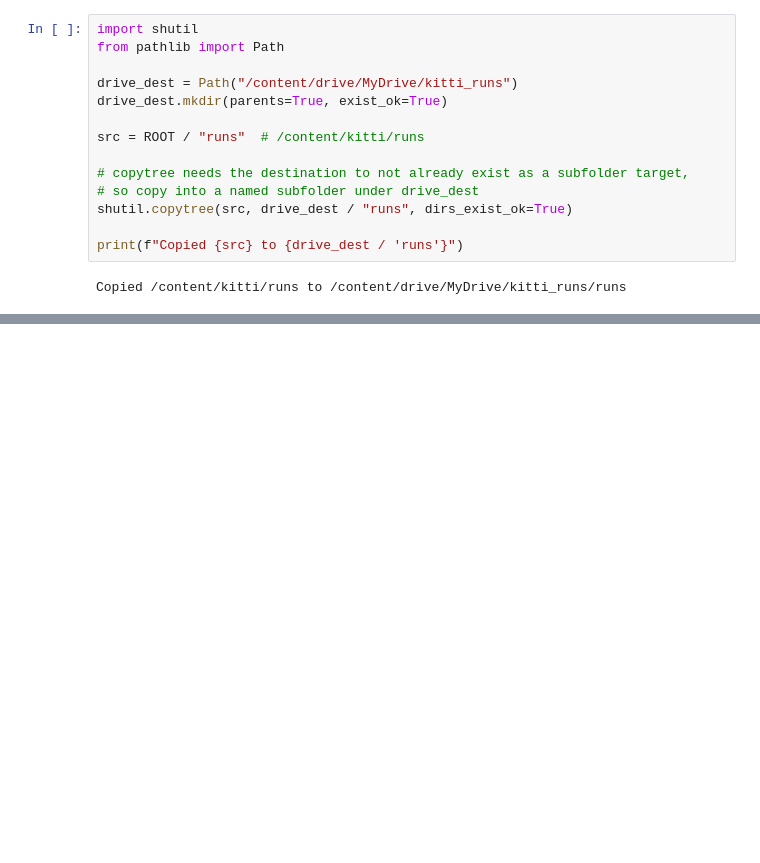
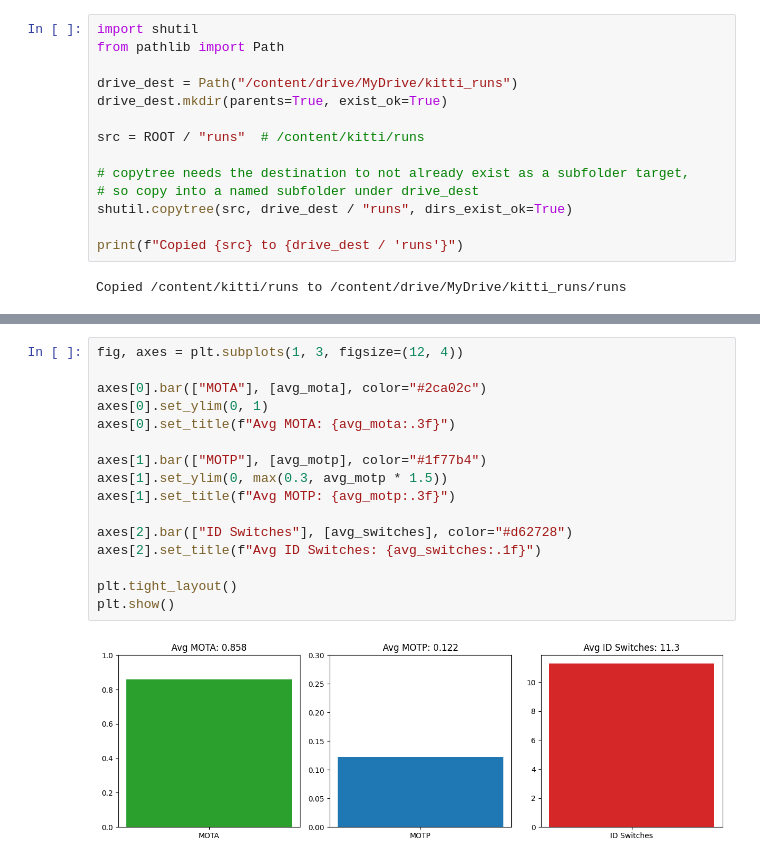
Before and after one commit to yousufkanan/CarCV, a Jupyter notebook: CarVisual.ipynb, the cells around one changed output, grey strips where cells are left out. Drawn from its saved outputs; the diff is of its cells as text; blank space fills up the shorter version.

```diff
--- a/CarVisual.ipynb
+++ b/CarVisual.ipynb
@@ -608,0 +994,18 @@ Copied /content/kitti/runs to /content/drive/MyDrive/kitti_runs/runs
+# %%
+fig, axes = plt.subplots(1, 3, figsize=(12, 4))
+
+axes[0].bar(["MOTA"], [avg_mota], color="#2ca02c")
+axes[0].set_ylim(0, 1)
+axes[0].set_title(f"Avg MOTA: {avg_mota:.3f}")
+
+axes[1].bar(["MOTP"], [avg_motp], color="#1f77b4")
+axes[1].set_ylim(0, max(0.3, avg_motp * 1.5))
+axes[1].set_title(f"Avg MOTP: {avg_motp:.3f}")
+
+axes[2].bar(["ID Switches"], [avg_switches], color="#d62728")
+axes[2].set_title(f"Avg ID Switches: {avg_switches:.1f}")
+
+plt.tight_layout()
+plt.show()
+# %% [output]
+[figure, added]
```
Also changed, not shown: parts of 36 cells of this notebook, 2 other files.
